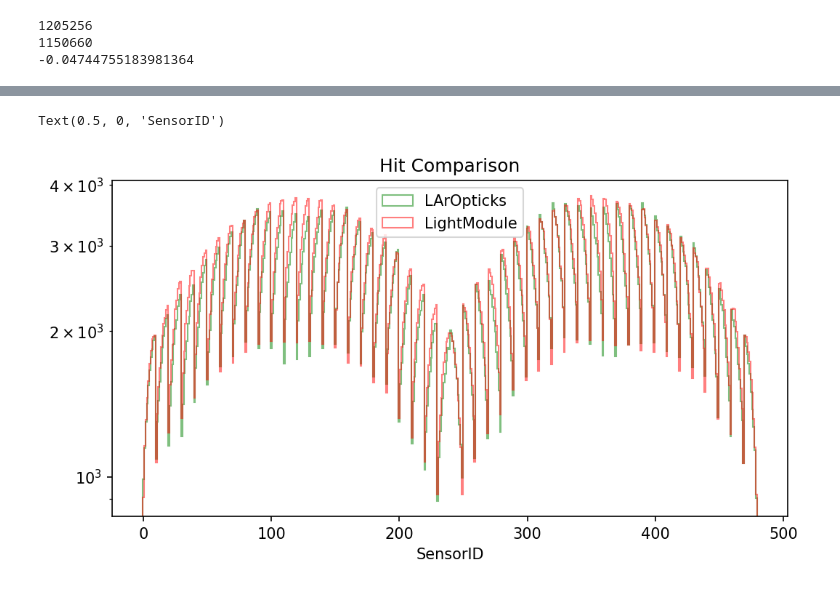
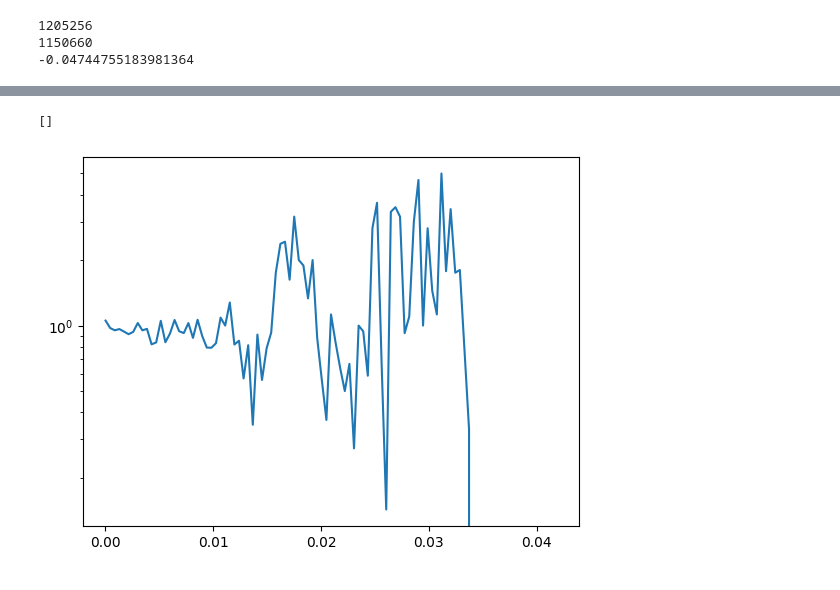
Before and after one commit to nuRiceLab/laropticks, a Jupyter notebook: laropticks/Analysis/Opticks_G4_LightSource_Visibility_Comparison.ipynb, the cells around one changed output, grey strips where cells are left out. Cells and saved outputs as stored; diff of their text form; code cells hidden in the pictures.

```diff
--- a/laropticks/Analysis/Opticks_G4_LightSource_Visibility_Comparison.ipynb
+++ b/laropticks/Analysis/Opticks_G4_LightSource_Visibility_Comparison.ipynb
@@ -53,15 +83,8 @@ Text(0.5, 0, 'Visibility')
-# %%
-vismin = min(OSensorID.min(), G4SensorID.min())
-vismax = max(OSensorID.max(), G4SensorID.max())
-xbins = np.arange(vismin-0.5 , vismax+1.5 , 1)
-plt.figure(figsize=(8,4),dpi=150)
-plt.title("Hit Comparison")
-plt.hist(OSensorID, bins=xbins, alpha=0.5, label="LArOpticks",histtype="step",color="green")
-plt.hist(G4SensorID, bins=xbins, alpha=0.5, label="LightModule",histtype="step",color="red")
-#plt.hist(OhitSensID, bins=xbins, alpha=0.5, label="Optickshits")
-plt.legend()
-plt.semilogy()
-plt.xlabel("SensorID")
-# %% [output]
-Text(0.5, 0, 'SensorID')
-[figure, removed]
+# %%
+result=h2[0]/h1[0]
+# %%
+plt.plot(h2[1][:-1],result)
+plt.semilogy()
+# %% [output]
+[]
+[figure, added]
```
Also changed, not shown: parts of 21 cells of this notebook, 14 other files.
